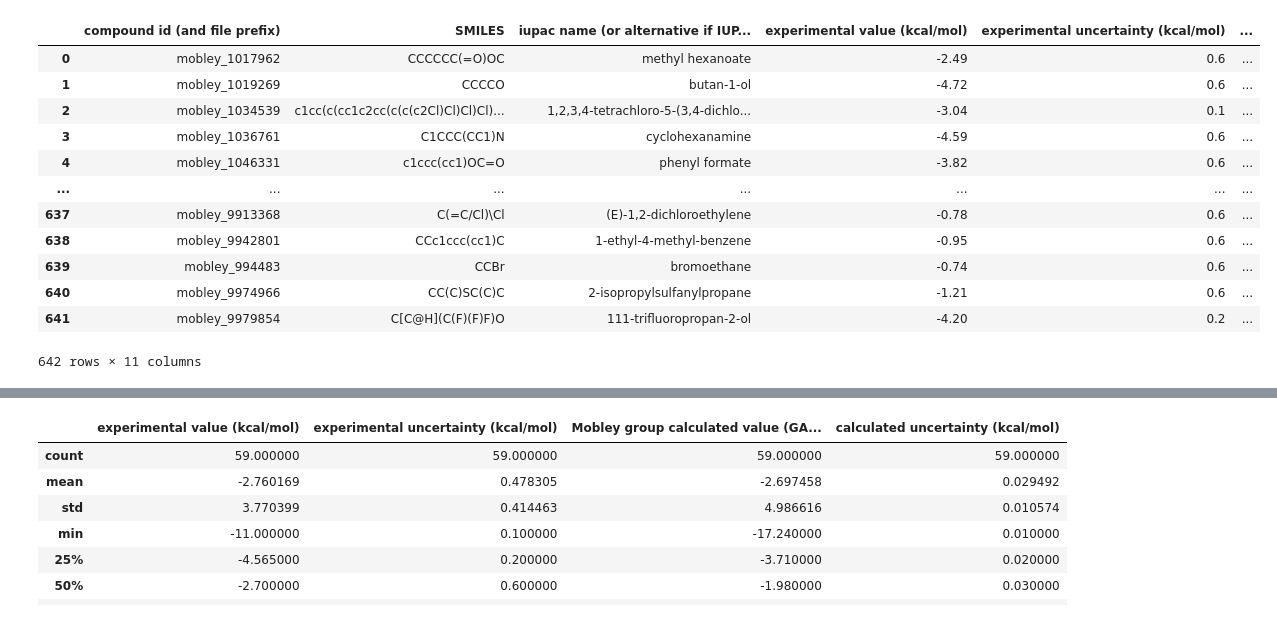
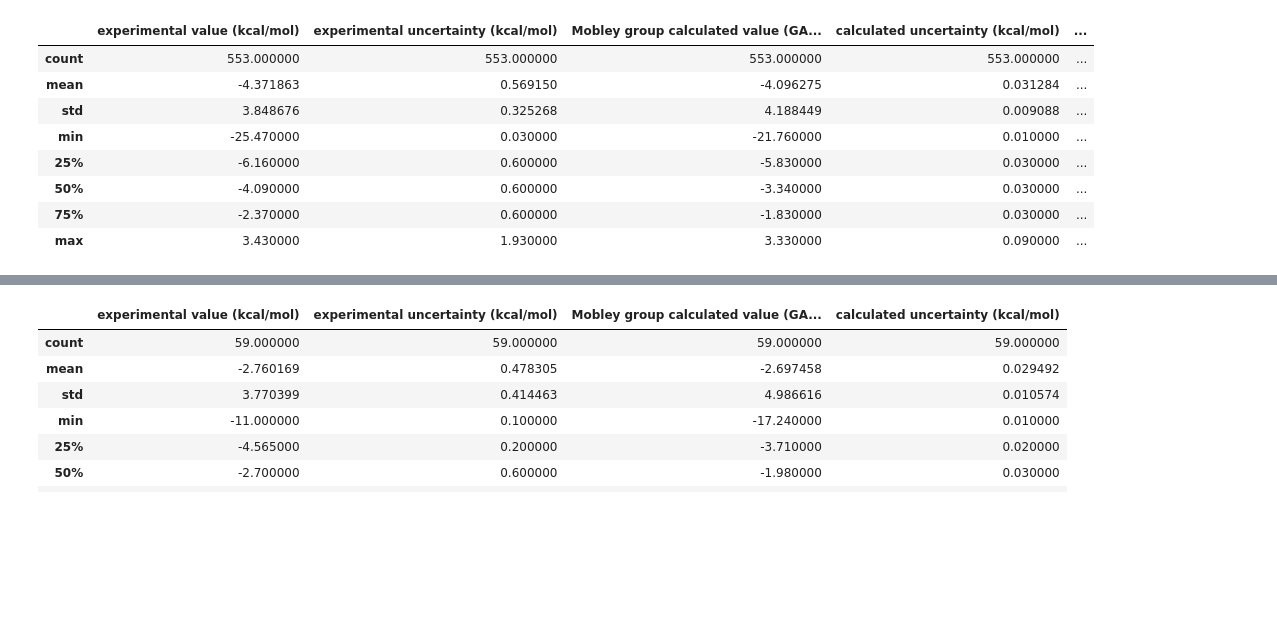
Before and after one commit to Onufriev-Lab/deepchem_HFE_residual_modeling, a Jupyter notebook: mobley.ipynb, the cells around one changed output, grey strips where cells are left out. Saved outputs shown, nothing was run; the diff lists cells and outputs as text; code cells hidden in the pictures; blank space fills up the shorter version.

```diff
--- a/mobley.ipynb
+++ b/mobley.ipynb
@@ -1,32 +1,29 @@
 # %%
 import os
 os.environ['TF_CPP_MIN_LOG_LEVEL'] = '4'
 
 import deepchem as dc
 import pandas as pd
 import pickle
 import numpy as np
 import warnings
-
+import matplotlib.pyplot as plt
 from utils import *
 warnings.filterwarnings('ignore')
-
+cols = ['compound id (and file prefix)','SMILES','experimental value (kcal/mol)','experimental uncertainty (kcal/mol)','has_uncertainty','relative_uncertainty']
 freesolv = pd.read_csv('dicts/database.txt',sep='; ')
 # freesolv['uncertainty'] = ~freesolv['text notes.'].str.contains('Experimental uncertainty not presently available, so assigned a default value')#.astype(int)+2
-freesolv['uncertainty'] = ~freesolv['text notes.'].str.contains('default')
-# freesolv['uncertainty'] = ~freesolv['text notes.'].str.contains('uncertainty')
-freesolv#.describe()
+freesolv['has_uncertainty'] = ~(freesolv['text notes.'].str.contains('default'))
+freesolv['relative_uncertainty'] = abs(freesolv['experimental uncertainty (kcal/mol)'] / freesolv['experimental value (kcal/mol)'])
+# freesolv[(abs(freesolv['experimental value (kcal/mol)'])>1) & (freesolv.has_uncertainty == 1)].describe()
+freesolv[(abs(freesolv['experimental value (kcal/mol)'])>=1)].describe()
 # %% [output]
-|  | compound id (and file prefix) | SMILES | iupac name (or alternative if IUP... | experimental value (kcal/mol) | experimental uncertainty (kcal/mol) | ... |
-| 0 | mobley_1017962 | CCCCCC(=O)OC | methyl hexanoate | -2.49 | 0.6 | ... |
-| 1 | mobley_1019269 | CCCCO | butan-1-ol | -4.72 | 0.6 | ... |
-| 2 | mobley_1034539 | c1cc(c(cc1c2cc(c(c(c2Cl)Cl)Cl)Cl)... | 1,2,3,4-tetrachloro-5-(3,4-dichlo... | -3.04 | 0.1 | ... |
-| 3 | mobley_1036761 | C1CCC(CC1)N | cyclohexanamine | -4.59 | 0.6 | ... |
-| 4 | mobley_1046331 | c1ccc(cc1)OC=O | phenyl formate | -3.82 | 0.6 | ... |
-| ... | ... | ... | ... | ... | ... | ... |
-| 637 | mobley_9913368 | C(=C/Cl)\Cl | (E)-1,2-dichloroethylene | -0.78 | 0.6 | ... |
-| 638 | mobley_9942801 | CCc1ccc(cc1)C | 1-ethyl-4-methyl-benzene | -0.95 | 0.6 | ... |
-| 639 | mobley_994483 | CCBr | bromoethane | -0.74 | 0.6 | ... |
-| 640 | mobley_9974966 | CC(C)SC(C)C | 2-isopropylsulfanylpropane | -1.21 | 0.6 | ... |
-| 641 | mobley_9979854 | C[C@H](C(F)(F)F)O | 111-trifluoropropan-2-ol | -4.20 | 0.2 | ... |
+|  | experimental value (kcal/mol) | experimental uncertainty (kcal/mol) | Mobley group calculated value (GA... | calculated uncertainty (kcal/mol) | ... |
+| count | 553.000000 | 553.000000 | 553.000000 | 553.000000 | ... |
+| mean | -4.371863 | 0.569150 | -4.096275 | 0.031284 | ... |
+| std | 3.848676 | 0.325268 | 4.188449 | 0.009088 | ... |
+| min | -25.470000 | 0.030000 | -21.760000 | 0.010000 | ... |
+| 25% | -6.160000 | 0.600000 | -5.830000 | 0.030000 | ... |
+| 50% | -4.090000 | 0.600000 | -3.340000 | 0.030000 | ... |
+| 75% | -2.370000 | 0.600000 | -1.830000 | 0.030000 | ... |
+| max | 3.430000 | 1.930000 | 3.330000 | 0.090000 | ... |
-642 rows × 11 columns
```
Also changed, not shown: parts of 5 cells of this notebook, 1 other file.
